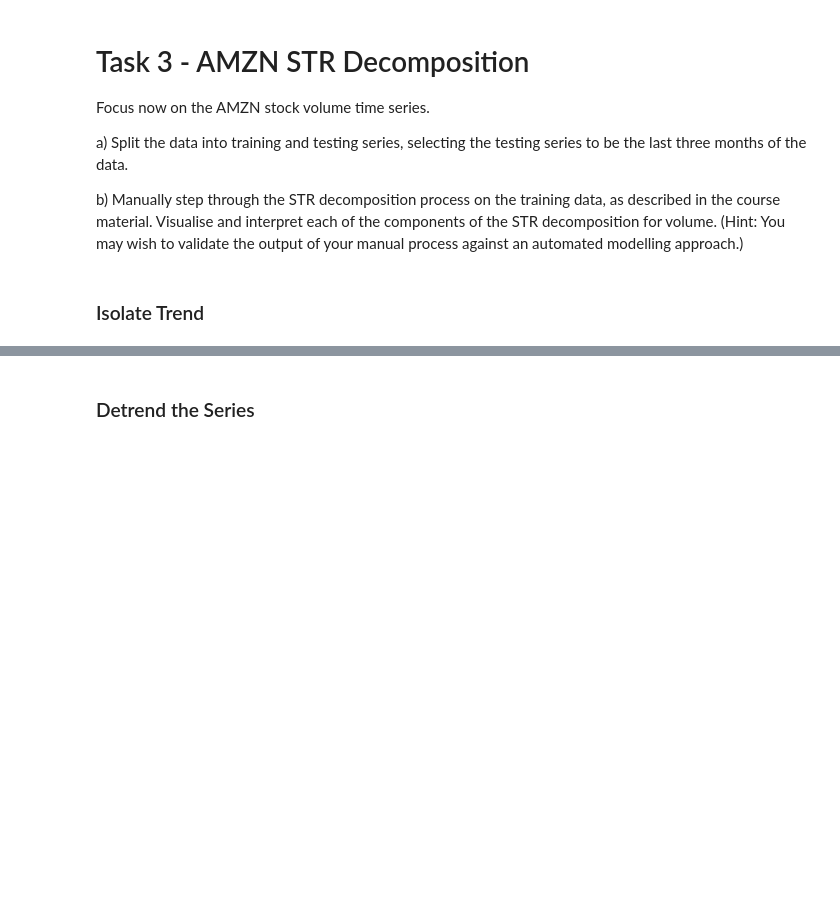
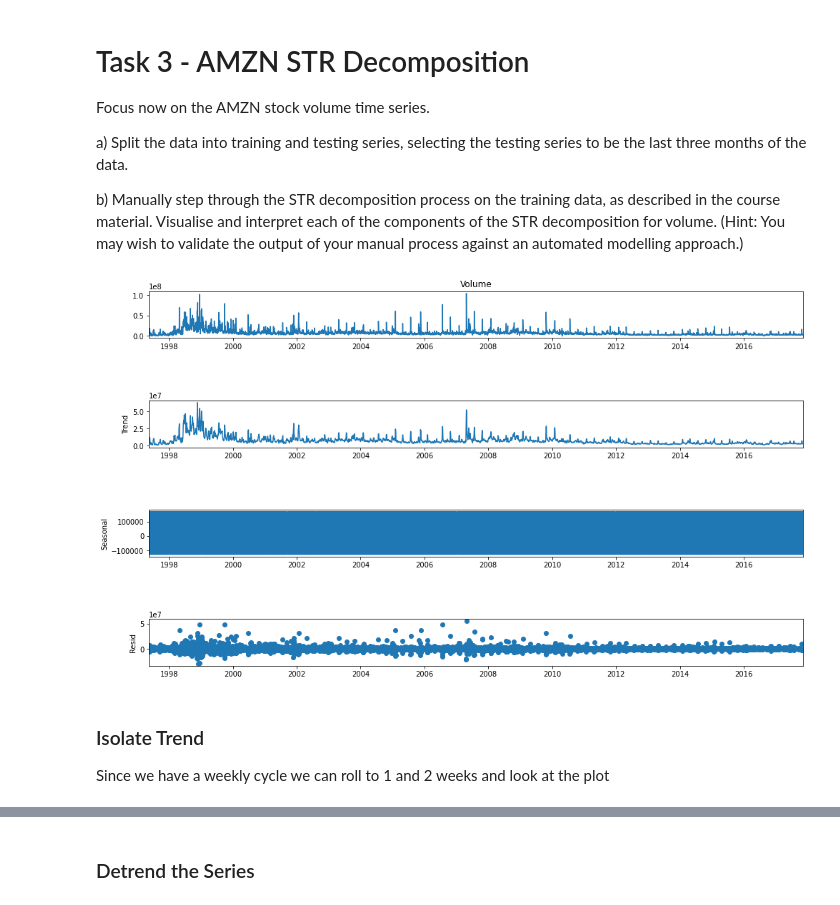
Before and after one commit to JamieKats/data2001-a3, a Jupyter notebook: DATA2001-A3-s4674720.ipynb, the cells around one changed output, grey strips where cells are left out. Cells and saved outputs as stored; diff of their text form; code cells hidden in the pictures; blank space fills up the shorter version.

```diff
--- a/DATA2001-A3-s4674720.ipynb
+++ b/DATA2001-A3-s4674720.ipynb
@@ -291,4 +309,14 @@ test_amazon = amazon_data['Volume'][-div:]
+# %%
+# Jumping ahead - automatic decomposition of temp
+from statsmodels.tsa.seasonal import seasonal_decompose
+
+str_res = seasonal_decompose(amazon_data['Volume'],period = (5))
+fig = str_res.plot()
+fig.set_size_inches((16, 9))
+# %% [output]
+[figure, added]
 # %% [markdown]
 ### Isolate Trend
+Since we have a weekly cycle we can roll to 1 and 2 weeks and look at the plot
 # %%
 amazon_data['MA5 Trend'] = amazon_data['Volume'].rolling(5).mean() # 1 week
```
Also changed, not shown: parts of 36 cells of this notebook.
